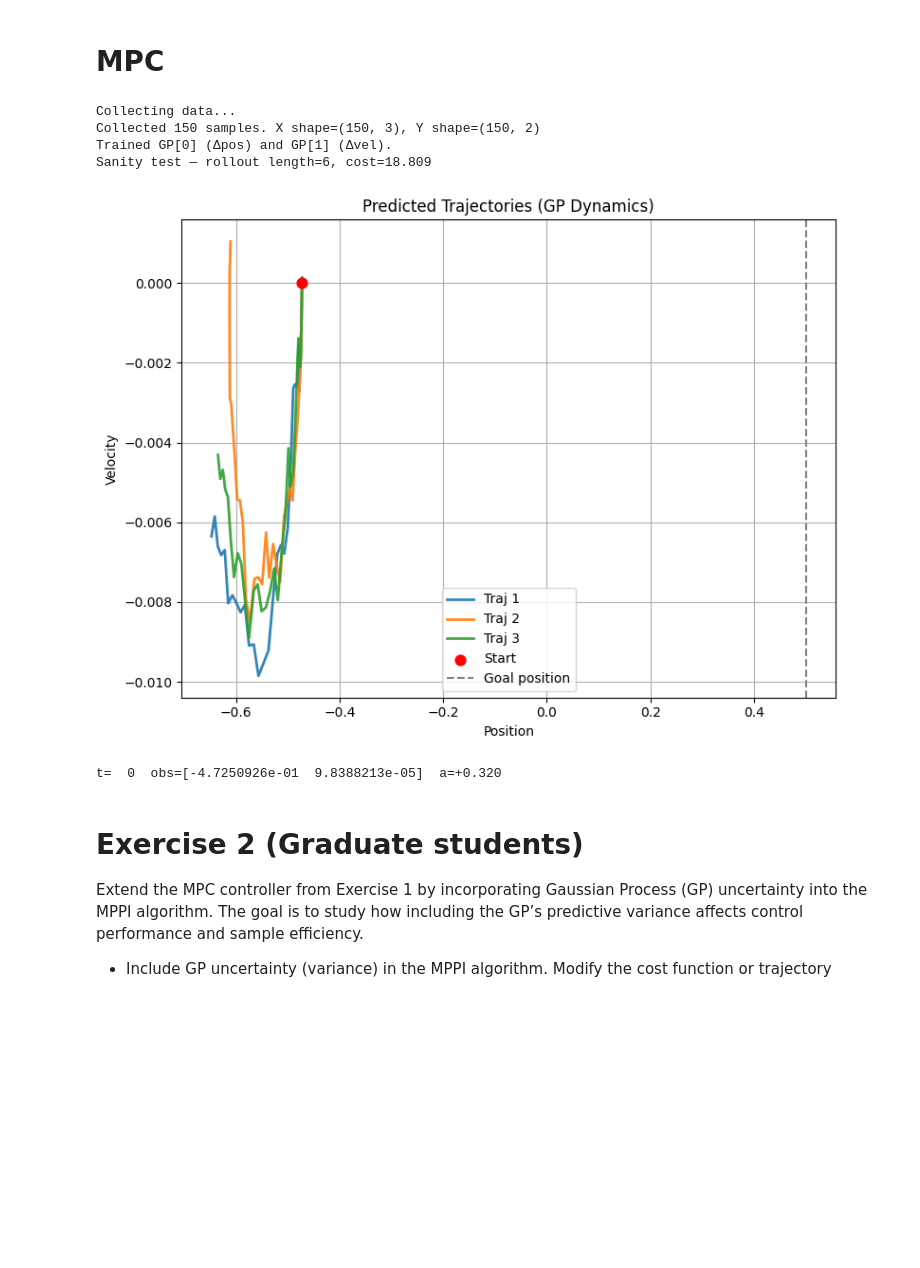
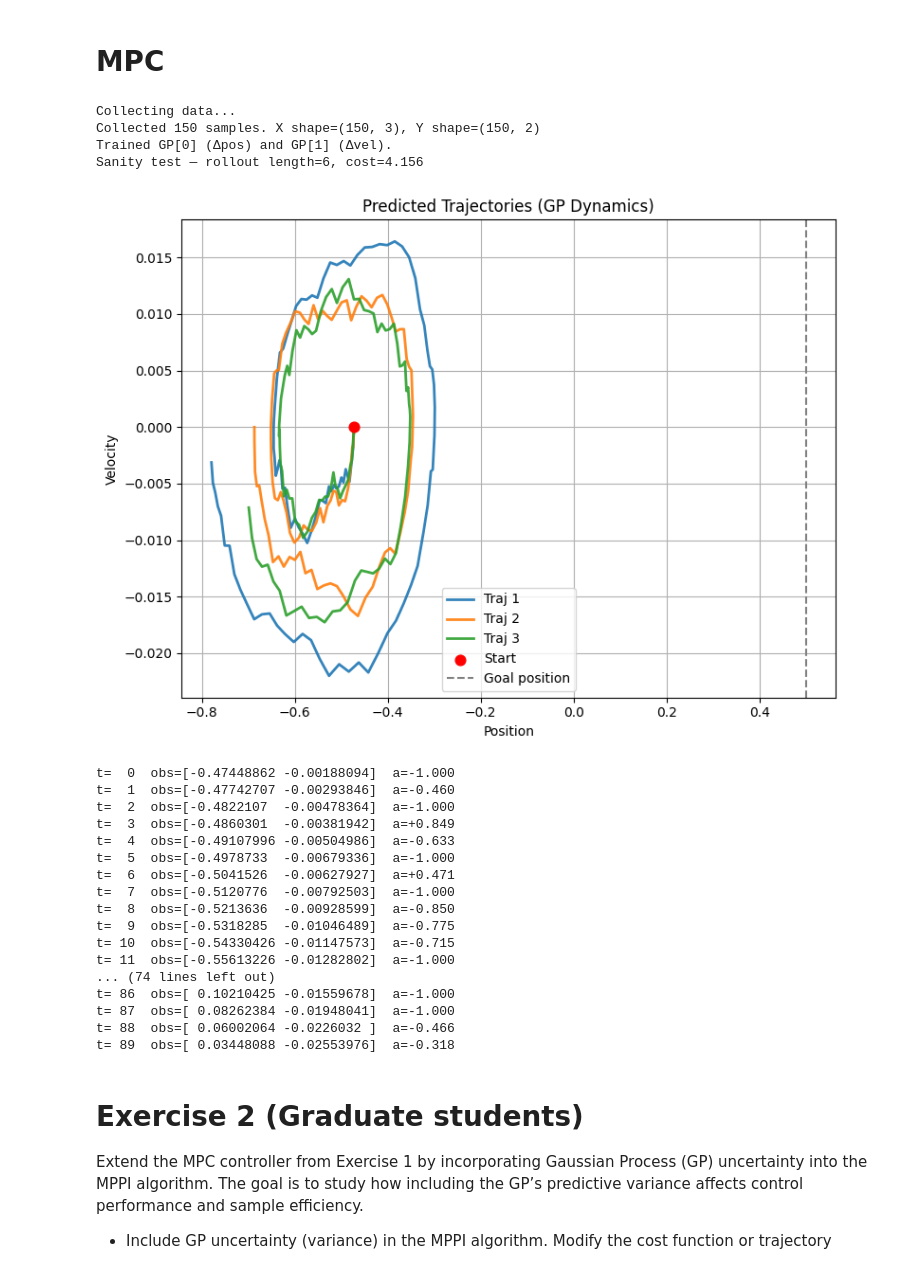
Before and after one commit to dingyida/reinforce-learning, a Jupyter notebook: lab11_MBRL.ipynb, the cells around one changed output. Saved outputs shown, nothing was run; the diff lists cells and outputs as text; code cells hidden in the pictures; blank space fills up the shorter version.

```diff
--- a/lab11_MBRL.ipynb
+++ b/lab11_MBRL.ipynb
@@ -707,7 +707,7 @@ def cost_fn(state, a, goal=0.5, eps=1e-3):
     E_goal = 1000 * kinetic_energy(0.0) + 1000 * potential_energy(goal)
     energy_error = (E - E_goal) ** 2
     energy_cost  = float(a) ** 2
-    return energy_error + energy_cost + pos_error
+    return - E
 
 # ============================================================
 # 5) Rollouts and MPPI
@@ -834,39 +834,55 @@ class MPPIController:
 # ============================================================
 # 6) Quick unit run: test rollout + MPPI closed loop
 # ============================================================
 
 # Test a single short rollout call (make sure gps is passed)
 Ui_test = np.zeros(5, dtype=np.float32)
 traj_test, J_test = roll_out_trajectory(np.array([-0.5, 0.0], dtype=np.float32), Ui_test, gps=gps)
 print(f"Sanity test — rollout length={len(traj_test)}, cost={J_test:.3f}")
 
 # MPPI closed-loop control with learned dynamics
-mppi = MPPIController(gps=gps, H=30, N_seq=100, λ=0.10, σ=0.7, beta_var=0.0)
+mppi = MPPIController(gps=gps, H=100, N_seq=60, λ=0.10, σ=0.7, beta_var=0.0)
 
 obs, _ = env.reset(seed=SEED)
 traj_exec = []
-for t in range(500):
+for t in range(100):
     a = mppi.action(obs, plot=(t == 0), plot_best=3)  # plot only at first step (optional)
     traj_exec.append([obs.copy(), a])
 
     obs, r, term, trunc, _ = env.step([a])  # env step for evaluation/logging
-    if (t % 25) == 0:
+    if (t % 1) == 0:
         print(f"t={t:3d}  obs={obs}  a={a:+.3f}")
     if term or trunc:
         break
 
 print(f"Total time: {t+1} step(s)")
 plot_trajectory(traj_exec)
 
 # Energy proxy
 print("Energy:", sum(a**2 for s, a in traj_exec))
 # %% [output]
 Collecting data...
 Collected 150 samples. X shape=(150, 3), Y shape=(150, 2)
 Trained GP[0] (Δpos) and GP[1] (Δvel).
-Sanity test — rollout length=6, cost=18.809
+Sanity test — rollout length=6, cost=4.156
-[figure, old version]
+[figure, new version]
-t=  0  obs=[-4.7250926e-01  9.8388213e-05]  a=+0.320
+t=  0  obs=[-0.47448862 -0.00188094]  a=-1.000
+t=  1  obs=[-0.47742707 -0.00293846]  a=-0.460
+t=  2  obs=[-0.4822107  -0.00478364]  a=-1.000
+t=  3  obs=[-0.4860301  -0.00381942]  a=+0.849
+t=  4  obs=[-0.49107996 -0.00504986]  a=-0.633
+t=  5  obs=[-0.4978733  -0.00679336]  a=-1.000
+t=  6  obs=[-0.5041526  -0.00627927]  a=+0.471
+t=  7  obs=[-0.5120776  -0.00792503]  a=-1.000
+t=  8  obs=[-0.5213636  -0.00928599]  a=-0.850
+t=  9  obs=[-0.5318285  -0.01046489]  a=-0.775
+t= 10  obs=[-0.54330426 -0.01147573]  a=-0.715
+t= 11  obs=[-0.55613226 -0.01282802]  a=-1.000
+... (74 lines left out)
+t= 86  obs=[ 0.10210425 -0.01559678]  a=-1.000
+t= 87  obs=[ 0.08262384 -0.01948041]  a=-1.000
+t= 88  obs=[ 0.06002064 -0.0226032 ]  a=-0.466
+t= 89  obs=[ 0.03448088 -0.02553976]  a=-0.318
 # %% [markdown]
 
 # Exercise 2 (Graduate students)
```
Also changed, not shown: parts of 3 cells of this notebook.
